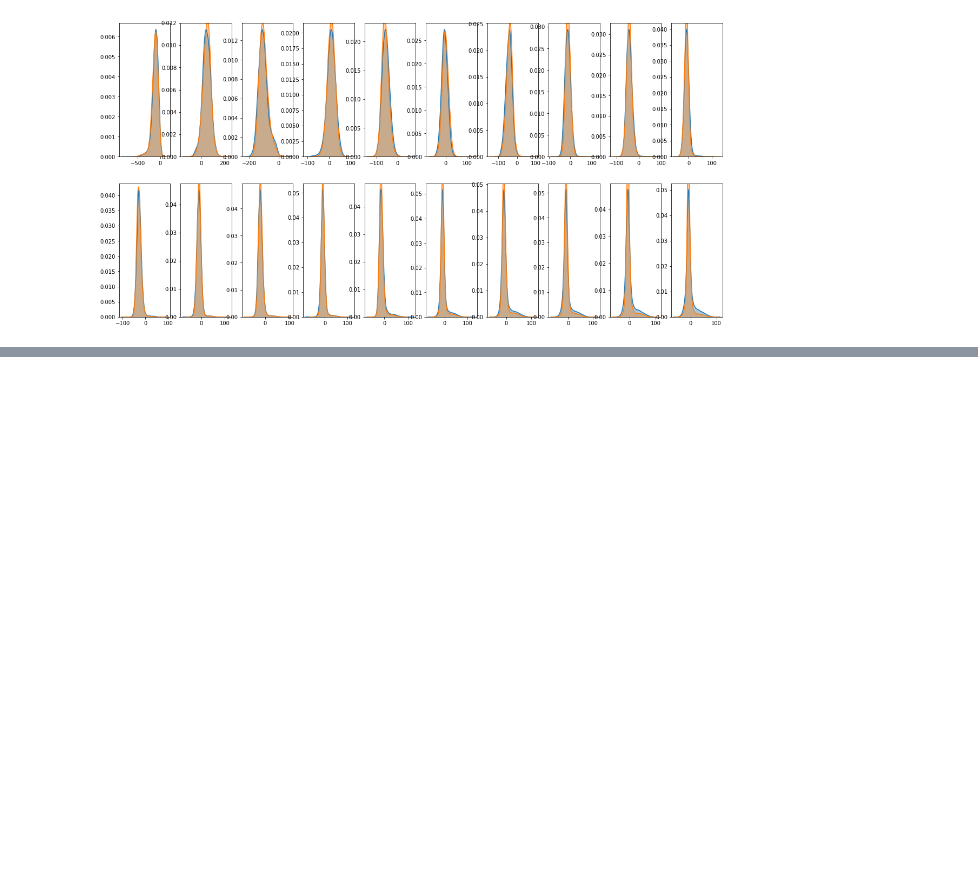
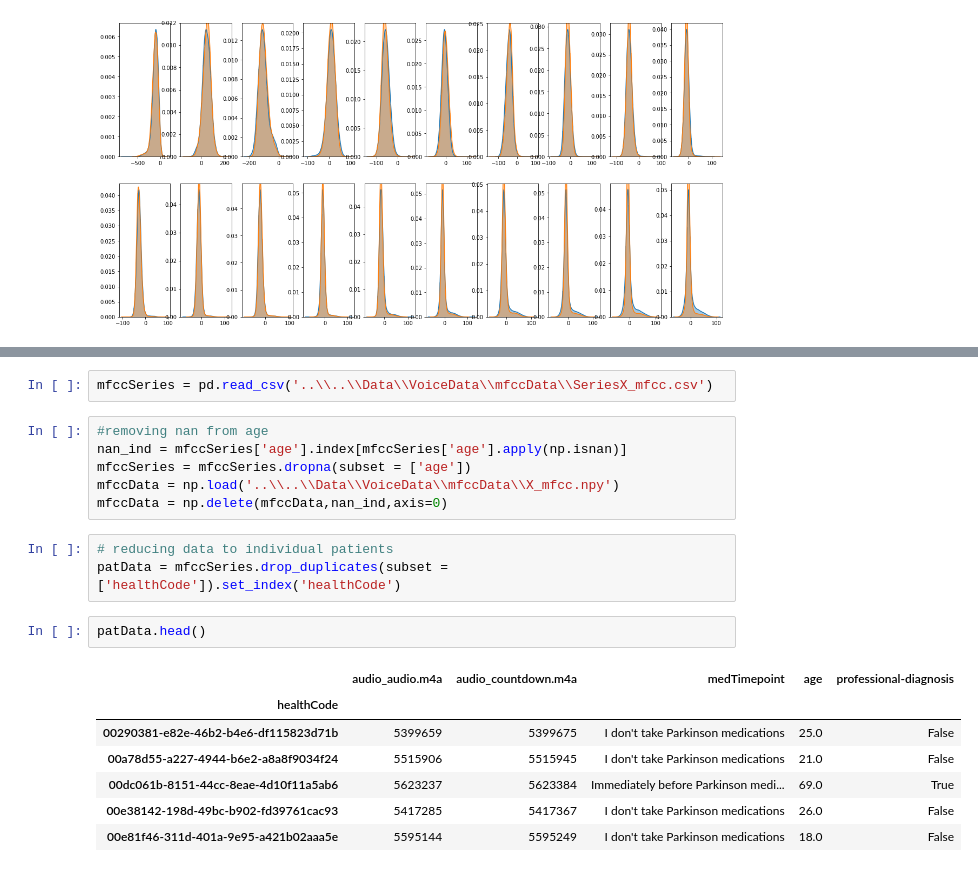
Before and after one commit to khizar-anjum/mPowerAnalysis, a Jupyter notebook: Scripts/Voice/mfccAnalysis.ipynb, the cells around one changed output, grey strips where cells are left out. Cells and saved outputs as stored; diff of their text form; blank space fills up the shorter version.

```diff
--- a/Scripts/Voice/mfccAnalysis.ipynb
+++ b/Scripts/Voice/mfccAnalysis.ipynb
@@ -293,0 +265,21 @@ plt.show()
+# %%
+mfccSeries = pd.read_csv('..\\..\\Data\\VoiceData\\mfccData\\SeriesX_mfcc.csv')
+# %%
+#removing nan from age
+nan_ind = mfccSeries['age'].index[mfccSeries['age'].apply(np.isnan)]
+mfccSeries = mfccSeries.dropna(subset = ['age'])
+mfccData = np.load('..\\..\\Data\\VoiceData\\mfccData\\X_mfcc.npy')
+mfccData = np.delete(mfccData,nan_ind,axis=0)
+# %%
+# reducing data to individual patients
+patData = mfccSeries.drop_duplicates(subset = ['healthCode']).set_index('healthCode')
+# %%
+patData.head()
+# %% [output]
+|  | audio_audio.m4a | audio_countdown.m4a | medTimepoint | age | professional-diagnosis |
+| healthCode |  |  |  |  |  |
+| 00290381-e82e-46b2-b4e6-df115823d71b | 5399659 | 5399675 | I don't take Parkinson medications | 25.0 | False |
+| 00a78d55-a227-4944-b6e2-a8a8f9034f24 | 5515906 | 5515945 | I don't take Parkinson medications | 21.0 | False |
+| 00dc061b-8151-44cc-8eae-4d10f11a5ab6 | 5623237 | 5623384 | Immediately before Parkinson medi... | 69.0 | True |
+| 00e38142-198d-49bc-b902-fd39761cac93 | 5417285 | 5417367 | I don't take Parkinson medications | 26.0 | False |
+| 00e81f46-311d-401a-9e95-a421b02aaa5e | 5595144 | 5595249 | I don't take Parkinson medications | 18.0 | False |
```
Also changed, not shown: parts of 20 cells of this notebook, 8 other files.
